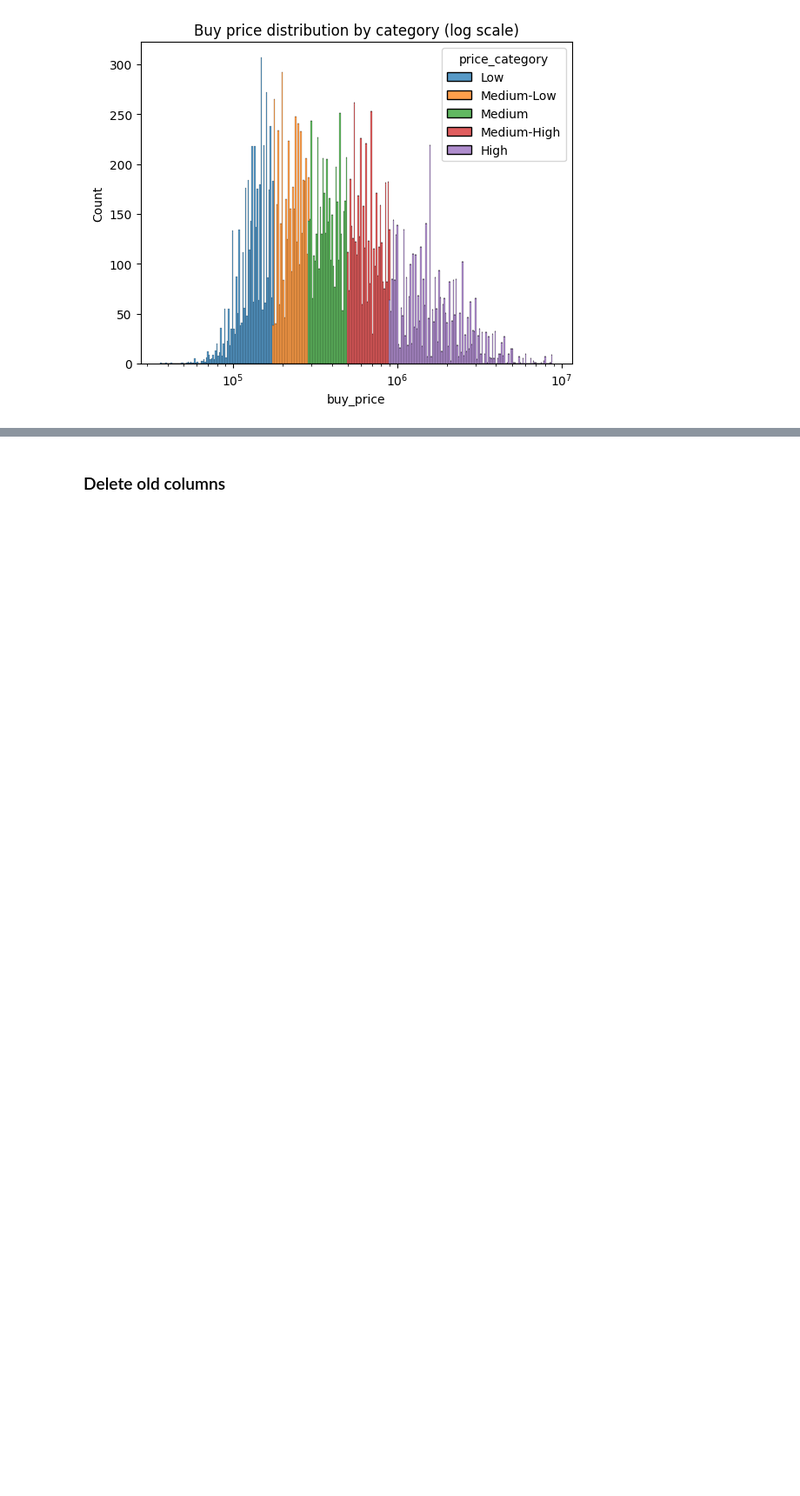
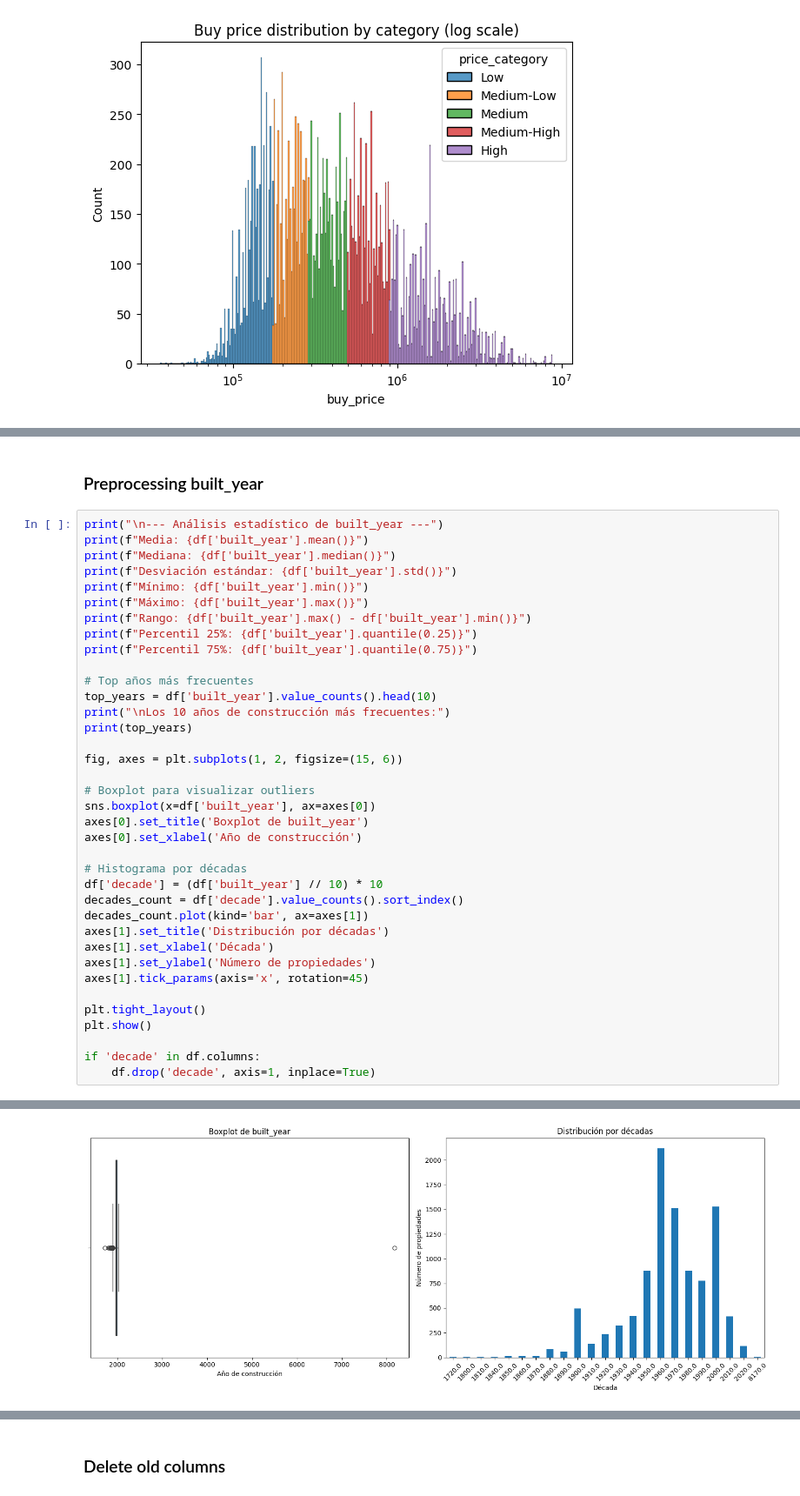
Before and after one commit to carleslobon/MD2, a Jupyter notebook: preprocessing/preprocessing_final.ipynb, the cells around one changed output, grey strips where cells are left out. Shown at 87% size. Cells and saved outputs as stored; diff of their text form; blank space fills up the shorter version.

```diff
--- a/preprocessing/preprocessing_final.ipynb
+++ b/preprocessing/preprocessing_final.ipynb
@@ -907,0 +1039,40 @@ High: [899000.0, 8800000.0)
+# %% [markdown]
+### Preprocessing built_year
+# %%
+print("\n--- Análisis estadístico de built_year ---")
+print(f"Media: {df['built_year'].mean()}")
+print(f"Mediana: {df['built_year'].median()}")
+print(f"Desviación estándar: {df['built_year'].std()}")
+print(f"Mínimo: {df['built_year'].min()}")
+print(f"Máximo: {df['built_year'].max()}")
+print(f"Rango: {df['built_year'].max() - df['built_year'].min()}")
+print(f"Percentil 25%: {df['built_year'].quantile(0.25)}")
+print(f"Percentil 75%: {df['built_year'].quantile(0.75)}")
+
+# Top años más frecuentes
+top_years = df['built_year'].value_counts().head(10)
+print("\nLos 10 años de construcción más frecuentes:")
+print(top_years)
+
+fig, axes = plt.subplots(1, 2, figsize=(15, 6))
+
+# Boxplot para visualizar outliers
+sns.boxplot(x=df['built_year'], ax=axes[0])
+axes[0].set_title('Boxplot de built_year')
+axes[0].set_xlabel('Año de construcción')
+
+# Histograma por décadas
+df['decade'] = (df['built_year'] // 10) * 10
+decades_count = df['decade'].value_counts().sort_index()
+decades_count.plot(kind='bar', ax=axes[1])
+axes[1].set_title('Distribución por décadas')
+axes[1].set_xlabel('Década')
+axes[1].set_ylabel('Número de propiedades')
+axes[1].tick_params(axis='x', rotation=45)
+
+plt.tight_layout()
+plt.show()
+
+if 'decade' in df.columns:
+    df.drop('decade', axis=1, inplace=True)
+# %% [output]
@@ -907,0 +1096 @@ High: [899000.0, 8800000.0)
+[figure, added]
```
Also changed, not shown: parts of 28 cells of this notebook, 1 other file.
